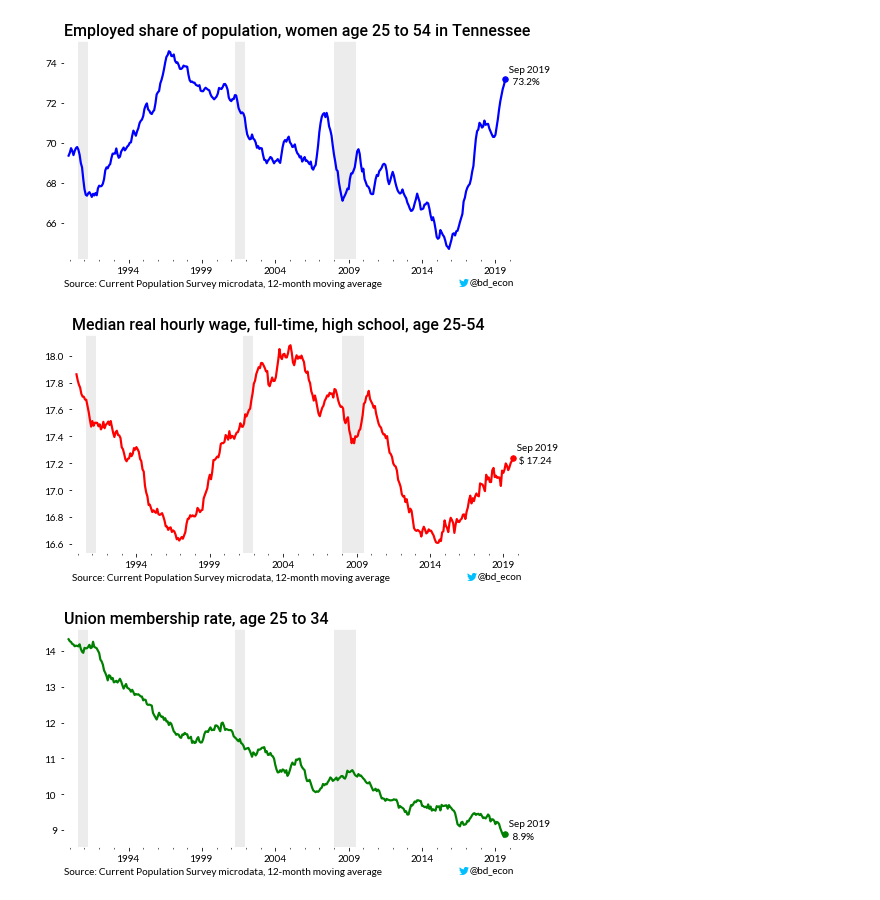
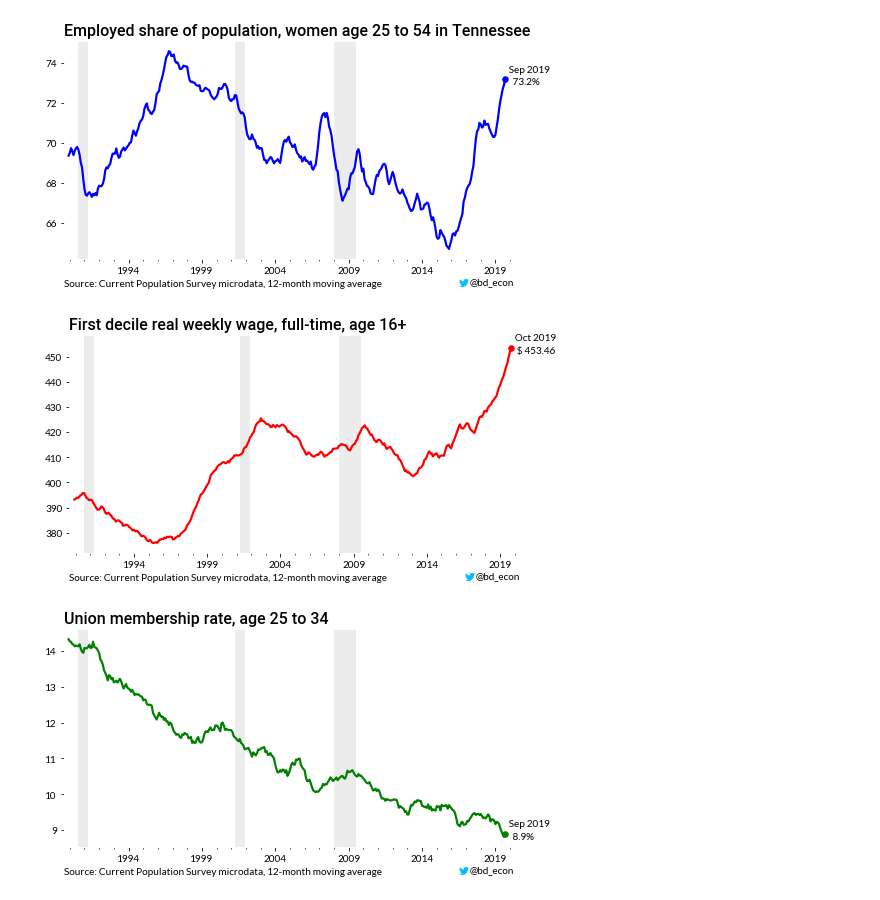
Before and after one commit to bdecon/econ_data, a Jupyter notebook: micro/bd_CPS_grapher.ipynb, the cells around one changed output. Cells and saved outputs as stored; diff of their text form; code cells hidden in the pictures.

```diff
--- a/micro/bd_CPS_grapher.ipynb
+++ b/micro/bd_CPS_grapher.ipynb
@@ -376,15 +376,15 @@ labor_mkt_grapher(title, data, 'blue')
 [figure]
 # %%
 # Example 2
-filters = ' WORKFT == 1 and 25 <= AGE <= 54 and EDUC == "HS"'
-group = 'full-time, high school, age 25-54'
-calc_type = 'hourly_wage_real'
-decile = 0.5
-title = f'Median real hourly wage, {group}'
+filters = ' WORKFT == 1 and AGE > 16'
+group = 'full-time, age 16+'
+calc_type = 'weekly_wage_real'
+decile = 0.1
+title = f'First decile real weekly wage, {group}'
 data = data_retriever(filters, calc_type, decile)
 labor_mkt_grapher(title, data, 'red')
 # %% [output]
-[figure, old version]
+[figure, new version]
 # %%
 # Example 3
 filters = '25 <= AGE <= 34'
```
Also changed, not shown: parts of 1 cell of this notebook, 10 other files.
